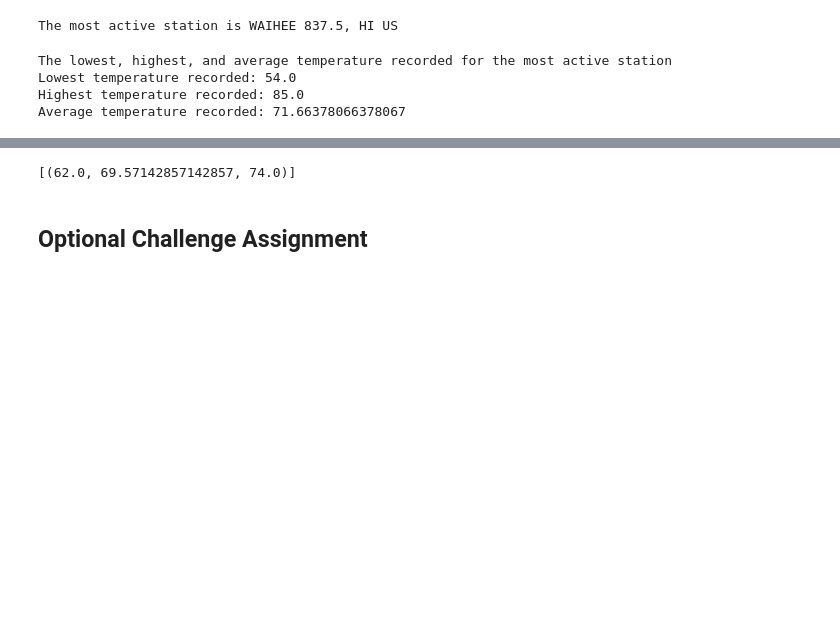
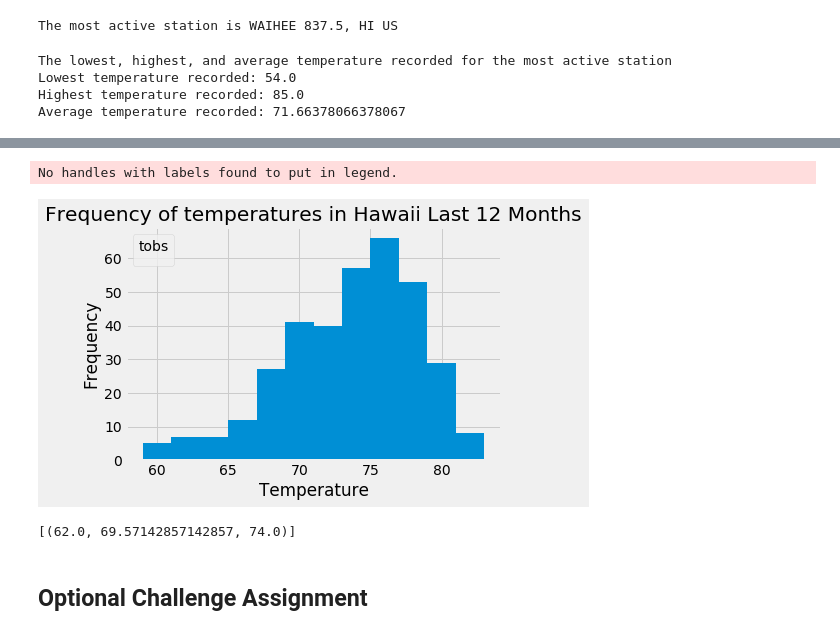
Before and after one commit to bwalshdtan/sqlalchemy-challenge, a Jupyter notebook: climate_starter.ipynb, the cells around one changed output, grey strips where cells are left out. Cells and saved outputs as stored; diff of their text form; code cells hidden in the pictures; blank space fills up the shorter version.

Commit message:
Temp analysis and chart

```diff
--- a/climate_starter.ipynb
+++ b/climate_starter.ipynb
@@ -217,3 +239,14 @@ df.head()
+# %%
+plt.hist(lstyrtemp_df["temperature"], bins=12)
+plt.title('Frequency of temperatures in Hawaii Last 12 Months')
+plt.xlabel('Temperature')
+plt.ylabel('Frequency')
+plt.legend(title='tobs', loc='upper left')
+#plt.savefig('Last12MonthsTempHawaii.png')
+plt.show()
+# %% [output]
+No handles with labels found to put in legend.
+[figure, added]
 # %%
 # This function called `calc_temps` will accept start date and end date in the format '%Y-%m-%d'
 # and return the minimum, average, and maximum temperatures for that range of dates
```
Also changed, not shown: parts of 5 cells of this notebook.
